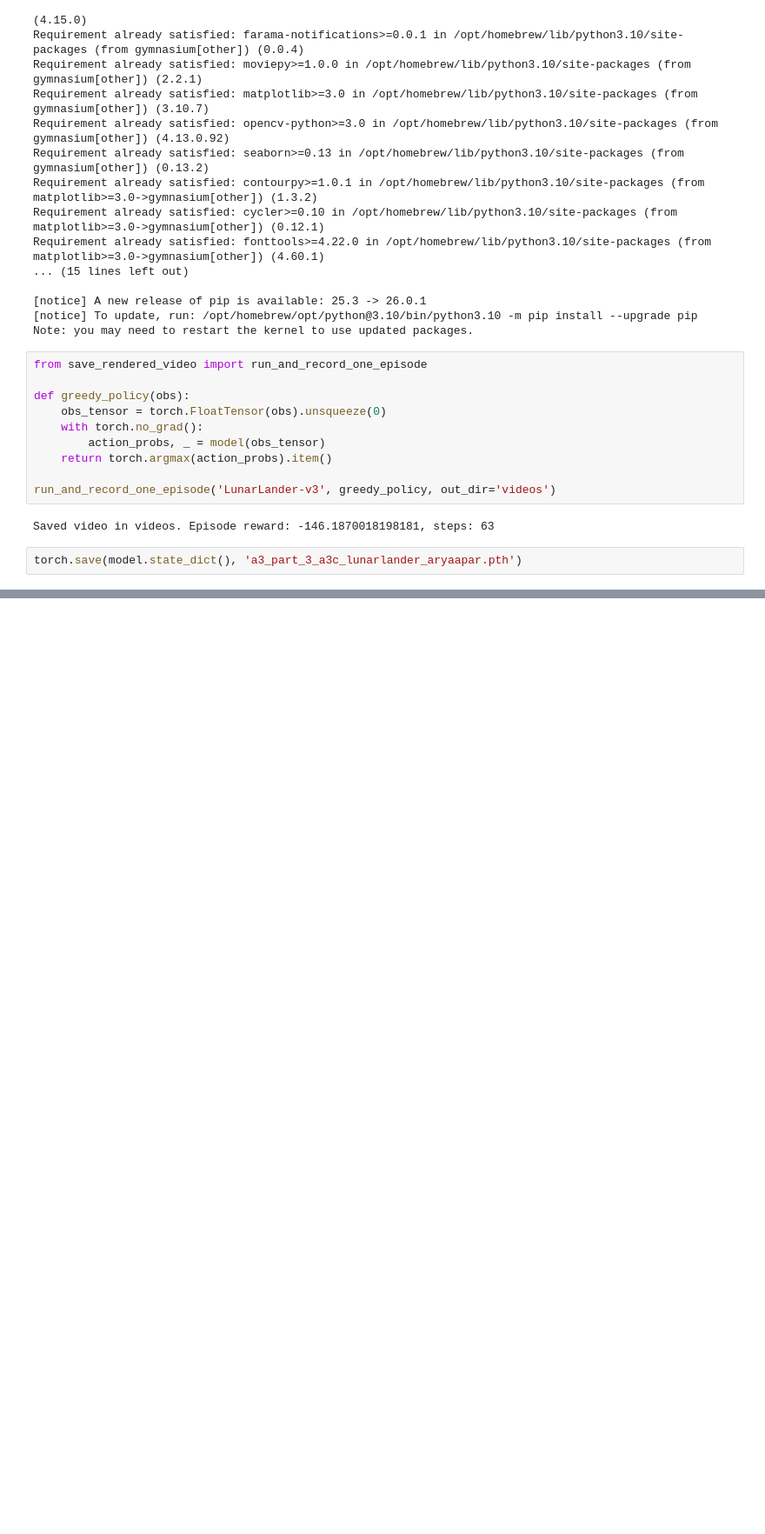
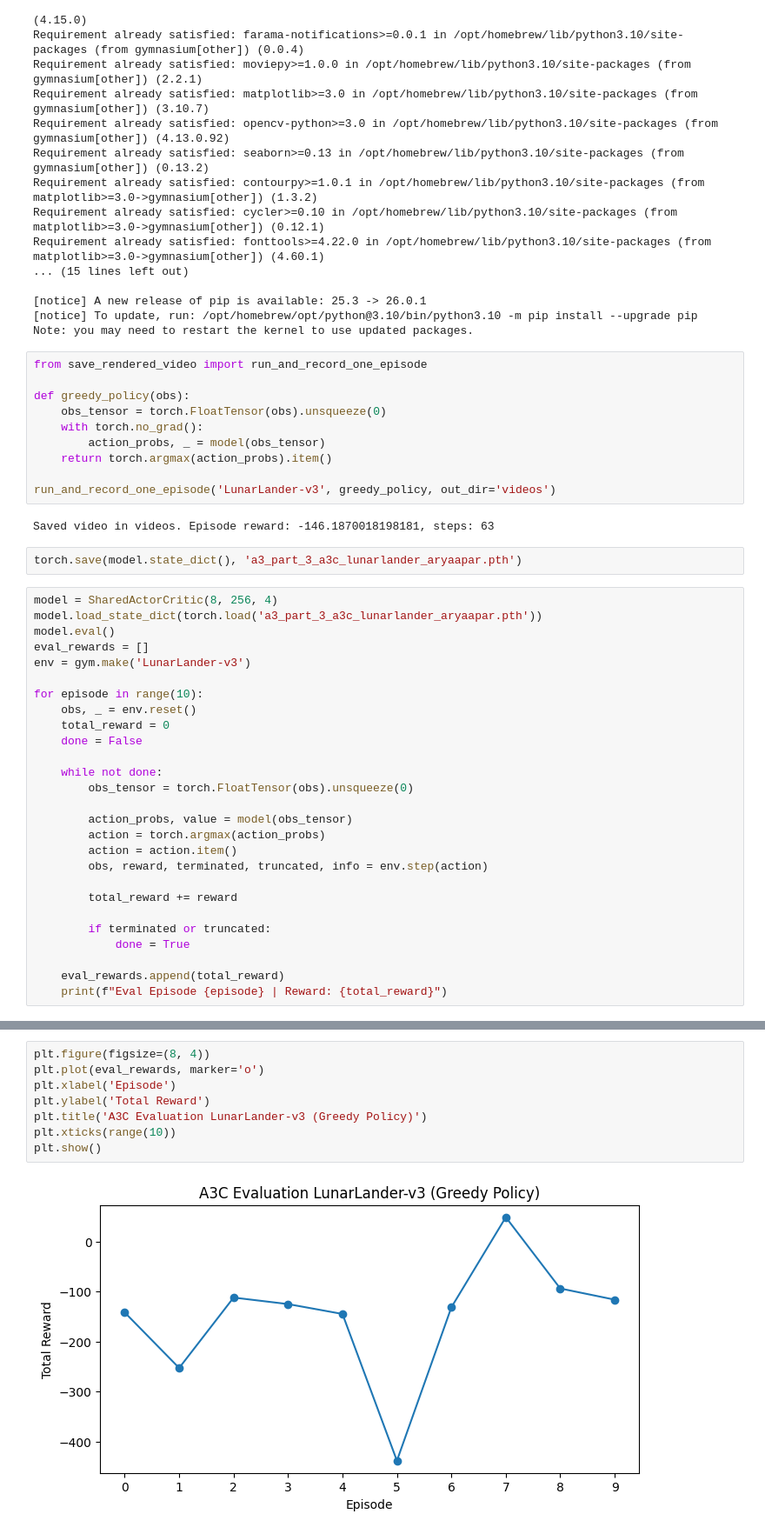
Before and after one commit to aryaa-deshpande/Actor-Critic-RL, a Jupyter notebook: complex_environment.ipynb, the cells around one changed output, grey strips where cells are left out. Shown at 87% size. Cells and saved outputs as stored; diff of their text form; blank space fills up the shorter version.

Commit message:
compleete lunarlander and save video

```diff
--- a/complex_environment.ipynb
+++ b/complex_environment.ipynb
@@ -241,3 +242,30 @@ run_and_record_one_episode('LunarLander-v3', greedy_policy, out_dir='videos')
 Saved video in videos. Episode reward: -146.1870018198181, steps: 63
 # %%
 torch.save(model.state_dict(), 'a3_part_3_a3c_lunarlander_aryaapar.pth')
+# %%
+model = SharedActorCritic(8, 256, 4)
+model.load_state_dict(torch.load('a3_part_3_a3c_lunarlander_aryaapar.pth'))
+model.eval()
+eval_rewards = []
+env = gym.make('LunarLander-v3')
+
+for episode in range(10):
+    obs, _ = env.reset()
+    total_reward = 0
+    done = False
+
+    while not done:
+        obs_tensor = torch.FloatTensor(obs).unsqueeze(0)
+
+        action_probs, value = model(obs_tensor)
+        action = torch.argmax(action_probs)
+        action = action.item()
+        obs, reward, terminated, truncated, info = env.step(action)
+
+        total_reward += reward
+
+        if terminated or truncated:
+            done = True
+
+    eval_rewards.append(total_reward)
+    print(f"Eval Episode {episode} | Reward: {total_reward}")
@@ -243,0 +283,10 @@ torch.save(model.state_dict(), 'a3_part_3_a3c_lunarlander_aryaapar.pth')
+# %%
+plt.figure(figsize=(8, 4))
+plt.plot(eval_rewards, marker='o')
+plt.xlabel('Episode')
+plt.ylabel('Total Reward')
+plt.title('A3C Evaluation LunarLander-v3 (Greedy Policy)')
+plt.xticks(range(10))
+plt.show()
+# %% [output]
+[figure, added]
```
Also changed, not shown: parts of 16 cells of this notebook, 1 other file.
